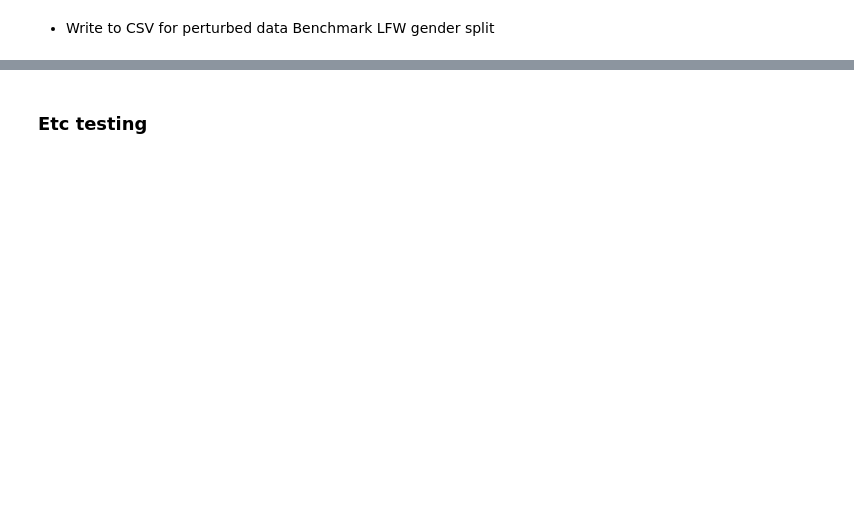
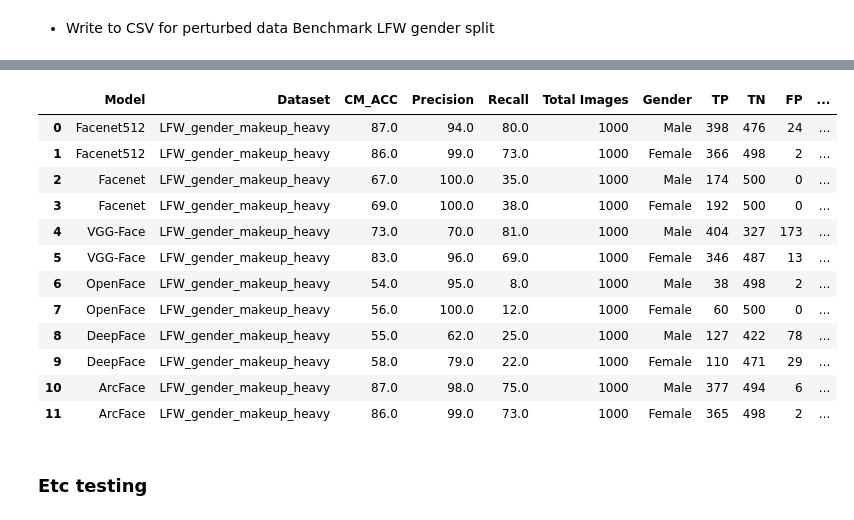
Before and after one commit to sushii2001/DeepFace-gender-bias-detection, a Jupyter notebook: DeepFace-test.ipynb, the cells around one changed output, grey strips where cells are left out. Saved outputs shown, nothing was run; the diff lists cells and outputs as text; code cells hidden in the pictures; blank space fills up the shorter version.

```diff
--- a/DeepFace-test.ipynb
+++ b/DeepFace-test.ipynb
@@ -261,5 +269,21 @@ result_benchmark_df
 # Write results to csv file
 result_benchmark_df.to_csv("./result/deepface_benchmark_gender_perturbed.csv", index=False)
 result_benchmark_gender_perturbed = pd.read_csv('./result/deepface_benchmark_gender_perturbed.csv')
+# %%
+result_benchmark_gender_perturbed
+# %% [output]
+|  | Model | Dataset | CM_ACC | Precision | Recall | Total Images | Gender | TP | TN | FP | ... |
+| 0 | Facenet512 | LFW_gender_makeup_heavy | 87.0 | 94.0 | 80.0 | 1000 | Male | 398 | 476 | 24 | ... |
+| 1 | Facenet512 | LFW_gender_makeup_heavy | 86.0 | 99.0 | 73.0 | 1000 | Female | 366 | 498 | 2 | ... |
+| 2 | Facenet | LFW_gender_makeup_heavy | 67.0 | 100.0 | 35.0 | 1000 | Male | 174 | 500 | 0 | ... |
+| 3 | Facenet | LFW_gender_makeup_heavy | 69.0 | 100.0 | 38.0 | 1000 | Female | 192 | 500 | 0 | ... |
+| 4 | VGG-Face | LFW_gender_makeup_heavy | 73.0 | 70.0 | 81.0 | 1000 | Male | 404 | 327 | 173 | ... |
+| 5 | VGG-Face | LFW_gender_makeup_heavy | 83.0 | 96.0 | 69.0 | 1000 | Female | 346 | 487 | 13 | ... |
+| 6 | OpenFace | LFW_gender_makeup_heavy | 54.0 | 95.0 | 8.0 | 1000 | Male | 38 | 498 | 2 | ... |
+| 7 | OpenFace | LFW_gender_makeup_heavy | 56.0 | 100.0 | 12.0 | 1000 | Female | 60 | 500 | 0 | ... |
+| 8 | DeepFace | LFW_gender_makeup_heavy | 55.0 | 62.0 | 25.0 | 1000 | Male | 127 | 422 | 78 | ... |
+| 9 | DeepFace | LFW_gender_makeup_heavy | 58.0 | 79.0 | 22.0 | 1000 | Female | 110 | 471 | 29 | ... |
+| 10 | ArcFace | LFW_gender_makeup_heavy | 87.0 | 98.0 | 75.0 | 1000 | Male | 377 | 494 | 6 | ... |
+| 11 | ArcFace | LFW_gender_makeup_heavy | 86.0 | 99.0 | 73.0 | 1000 | Female | 365 | 498 | 2 | ... |
 # %% [markdown]
 ### Etc testing
```
Also changed, not shown: parts of 9 cells of this notebook, 6 other files.
